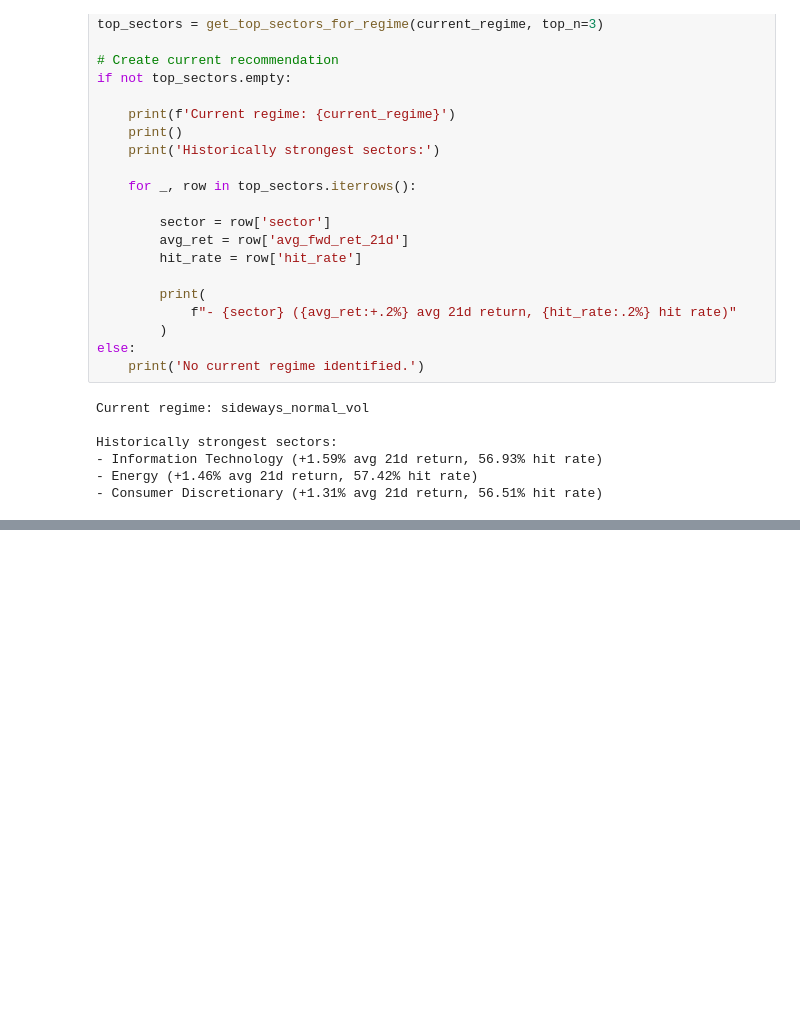
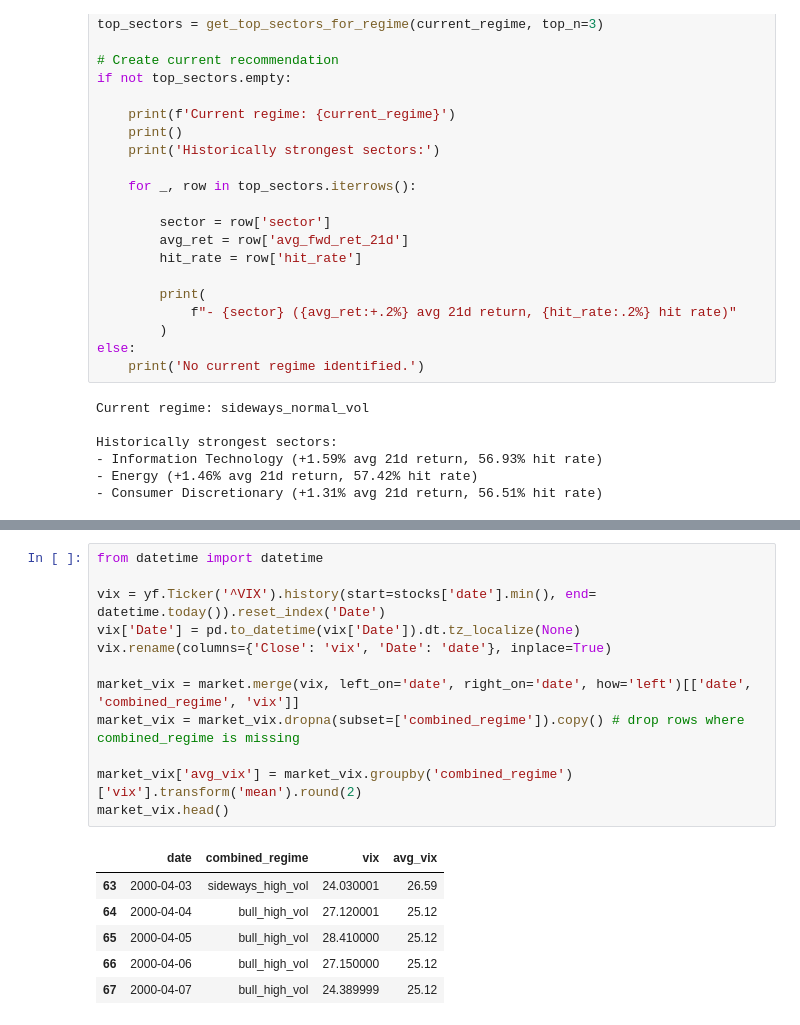
Before and after one commit to ediaz-usf/SP500-Analysis-Project, a Jupyter notebook: S&P_Analysis.ipynb, the cells around one changed output, grey strips where cells are left out. Saved outputs shown, nothing was run; the diff lists cells and outputs as text; blank space fills up the shorter version.

```diff
--- a/S&P_Analysis.ipynb
+++ b/S&P_Analysis.ipynb
@@ -649,0 +683,19 @@ results_df[70:85]
+# %%
+from datetime import datetime
+
+vix = yf.Ticker('^VIX').history(start=stocks['date'].min(), end= datetime.today()).reset_index('Date')
+vix['Date'] = pd.to_datetime(vix['Date']).dt.tz_localize(None)
+vix.rename(columns={'Close': 'vix', 'Date': 'date'}, inplace=True)
+
+market_vix = market.merge(vix, left_on='date', right_on='date', how='left')[['date', 'combined_regime', 'vix']]
+market_vix = market_vix.dropna(subset=['combined_regime']).copy() # drop rows where combined_regime is missing
+
+market_vix['avg_vix'] = market_vix.groupby('combined_regime')['vix'].transform('mean').round(2)
+market_vix.head()
+# %% [output]
+|  | date | combined_regime | vix | avg_vix |
+| 63 | 2000-04-03 | sideways_high_vol | 24.030001 | 26.59 |
+| 64 | 2000-04-04 | bull_high_vol | 27.120001 | 25.12 |
+| 65 | 2000-04-05 | bull_high_vol | 28.410000 | 25.12 |
+| 66 | 2000-04-06 | bull_high_vol | 27.150000 | 25.12 |
+| 67 | 2000-04-07 | bull_high_vol | 24.389999 | 25.12 |
```
Also changed, not shown: parts of 3 cells of this notebook, 1 other file.
